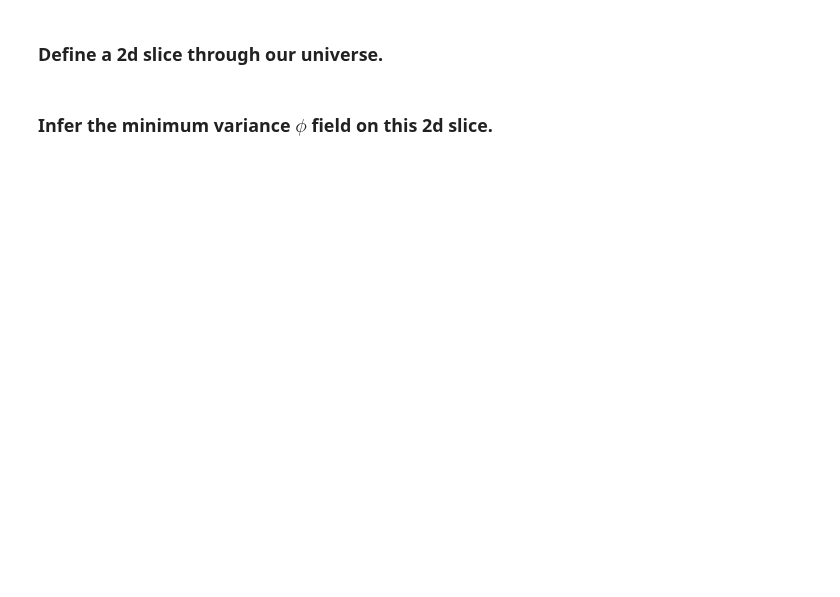
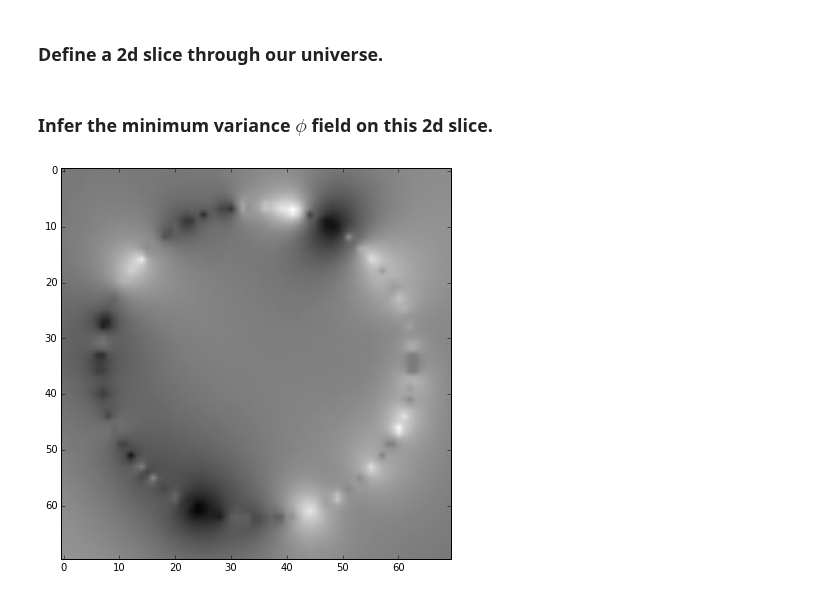
Before and after one commit to LaurencePeanuts/Music, a Jupyter notebook: Beatbox_Demo.ipynb, the cells around one changed output. Cells and saved outputs as stored; diff of their text form; code cells hidden in the pictures; blank space fills up the shorter version.

Commit message:
new figures

```diff
--- a/Beatbox_Demo.ipynb
+++ b/Beatbox_Demo.ipynb
@@ -20,4 +22,6 @@ s = universe.SliceSurface()
 # %%
 inf = universe.Inference(f, s)
 inf.calculate_mv_phi()
-#inf.view_phi_mv_slice()
+inf.view_phi_mv_slice()
+# %% [output]
+[figure, added]
```
Also changed, not shown: parts of 1 cell of this notebook.
